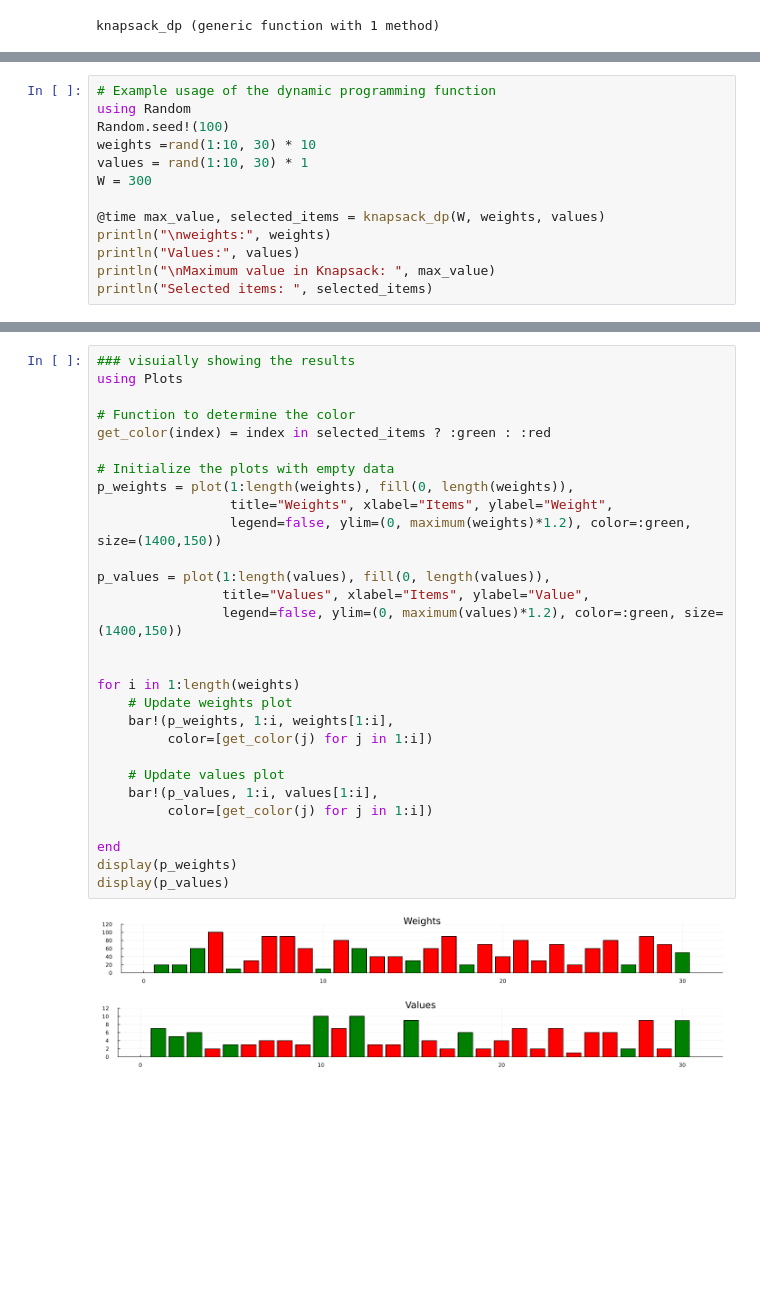
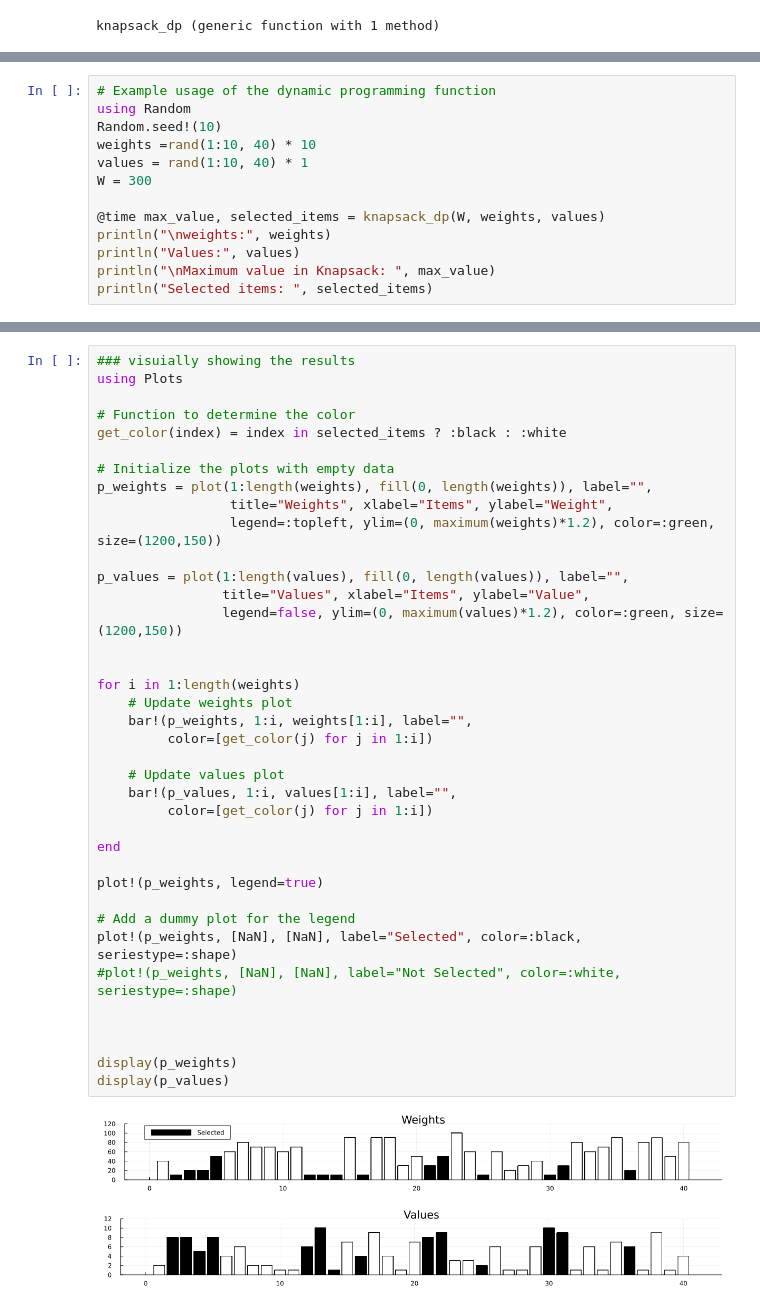
Before and after one commit to MortezaBabazadehShareh/MathClub, a Jupyter notebook: Knapsack.ipynb, the cells around one changed output, grey strips where cells are left out. Drawn from its saved outputs; the diff is of its cells as text; blank space fills up the shorter version.

```diff
--- a/Knapsack.ipynb
+++ b/Knapsack.ipynb
@@ -90,9 +90,9 @@ Selected items: Any[1, 2, 3, 5, 10, 12, 15, 18, 27, 30]
 # %%
 # Example usage of the dynamic programming function
 using Random
-Random.seed!(100)
-weights =rand(1:10, 30) * 10
-values = rand(1:10, 30) * 1
+Random.seed!(10)
+weights =rand(1:10, 40) * 10
+values = rand(1:10, 40) * 1
 W = 300
 
 @time max_value, selected_items = knapsack_dp(W, weights, values)
@@ -111,32 +111,41 @@ Selected items: Any[1, 2, 3, 5, 10, 12, 15, 18, 27, 30]
 # %%
 ### visuially showing the results
 using Plots
 
 # Function to determine the color
-get_color(index) = index in selected_items ? :green : :red
+get_color(index) = index in selected_items ? :black : :white
 
 # Initialize the plots with empty data
-p_weights = plot(1:length(weights), fill(0, length(weights)),
+p_weights = plot(1:length(weights), fill(0, length(weights)), label="",
                  title="Weights", xlabel="Items", ylabel="Weight",
-                 legend=false, ylim=(0, maximum(weights)*1.2), color=:green, size=(1400,150))
+                 legend=:topleft, ylim=(0, maximum(weights)*1.2), color=:green, size=(1200,150))
 
-p_values = plot(1:length(values), fill(0, length(values)),
+p_values = plot(1:length(values), fill(0, length(values)), label="",
                 title="Values", xlabel="Items", ylabel="Value",
-                legend=false, ylim=(0, maximum(values)*1.2), color=:green, size=(1400,150))
+                legend=false, ylim=(0, maximum(values)*1.2), color=:green, size=(1200,150))
 
 
 for i in 1:length(weights)
     # Update weights plot
-    bar!(p_weights, 1:i, weights[1:i],
+    bar!(p_weights, 1:i, weights[1:i], label="",
          color=[get_color(j) for j in 1:i])
 
     # Update values plot
-    bar!(p_values, 1:i, values[1:i],
+    bar!(p_values, 1:i, values[1:i], label="",
          color=[get_color(j) for j in 1:i])
 
 end
+
+plot!(p_weights, legend=true)
+
+# Add a dummy plot for the legend
+plot!(p_weights, [NaN], [NaN], label="Selected", color=:black, seriestype=:shape)
+#plot!(p_weights, [NaN], [NaN], label="Not Selected", color=:white, seriestype=:shape)
+
+
+
 display(p_weights)
 display(p_values)
 # %% [output]
-[figure, old version]
+[figure, new version]
-[figure, old version]
+[figure, new version]
```
Also changed, not shown: parts of 2 cells of this notebook, 1 other file.
